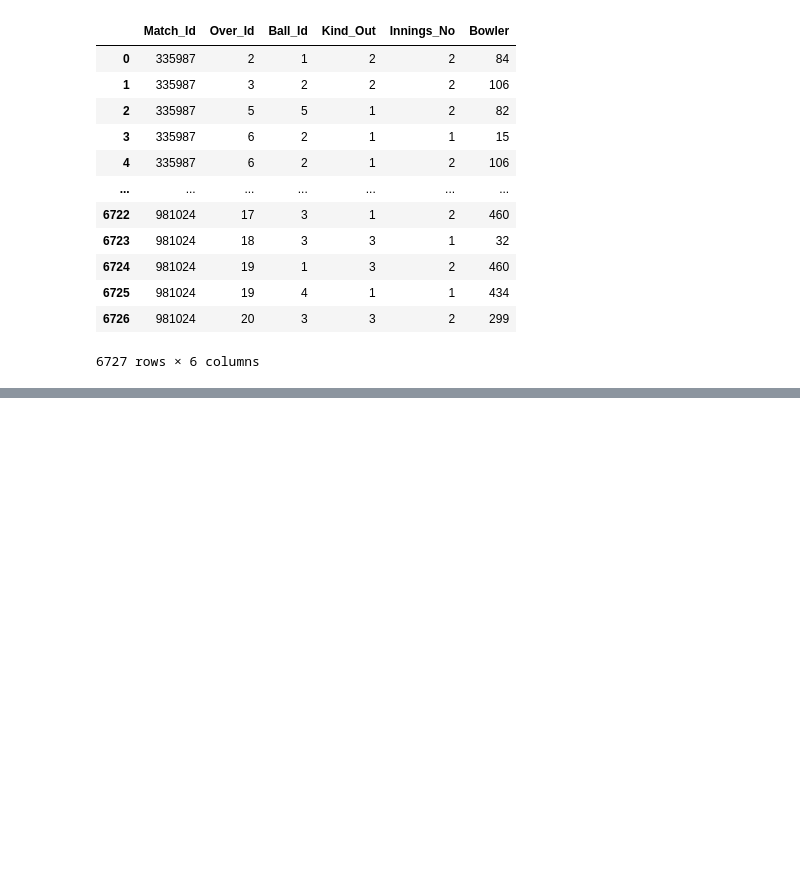
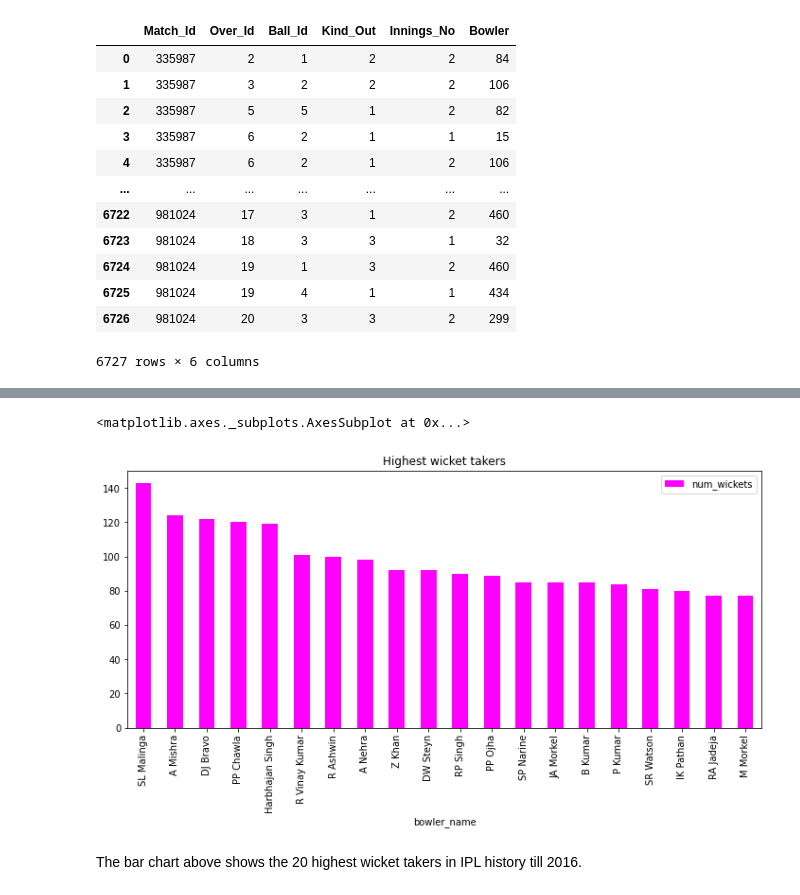
Before and after one commit to crypticrk/IPL-Data-Analysis, a Jupyter notebook: IPL Data Analysis.ipynb, the cells around one changed output, grey strips where cells are left out. Drawn from its saved outputs; the diff is of its cells as text; code cells hidden in the pictures; blank space fills up the shorter version.

```diff
--- a/IPL Data Analysis.ipynb
+++ b/IPL Data Analysis.ipynb
@@ -832,0 +886,7 @@ pd.read_sql("""SELECT Wicket_Taken.Match_Id, Wicket_Taken.Over_Id, Wicket_Taken.
+# %%
+wicket_taker = pd.read_sql ("""SELECT COUNT(Kind_Out) AS num_wickets, bowler_name
+                               FROM bowler_data
+                               GROUP BY bowler_name
+                               ORDER BY num_wickets DESC
+                               LIMIT 20;""", conn)
+wicket_taker
@@ -832,0 +911,8 @@ pd.read_sql("""SELECT Wicket_Taken.Match_Id, Wicket_Taken.Over_Id, Wicket_Taken.
+# %%
+wicket_taker.plot(kind = 'bar', x = 'bowler_name', y = 'num_wickets',
+                 figsize =(12,5), color = 'magenta', title = 'Highest wicket takers')
+# %% [output]
+<matplotlib.axes._subplots.AxesSubplot at 0x...>
+[figure, added]
+# %% [markdown]
+The bar chart above shows the 20 highest wicket takers in IPL history till 2016.
```
Also changed, not shown: parts of 4 cells of this notebook.
